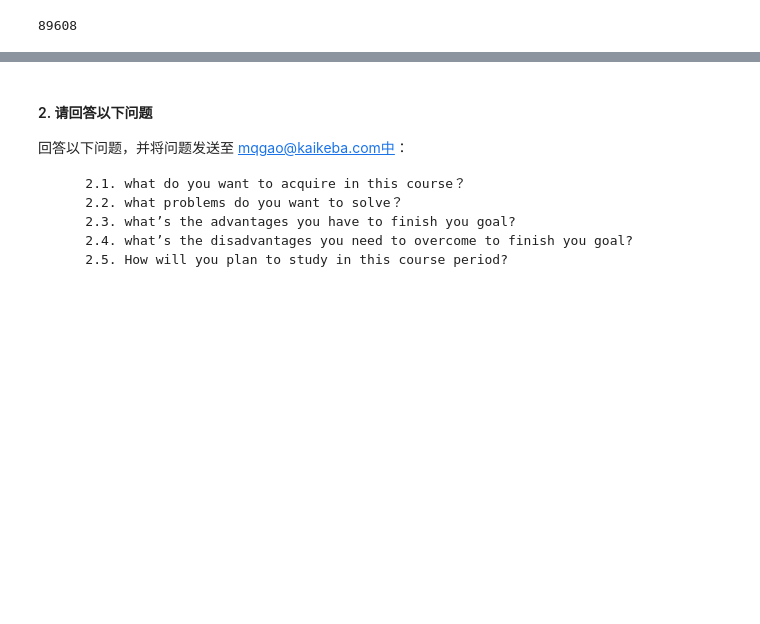
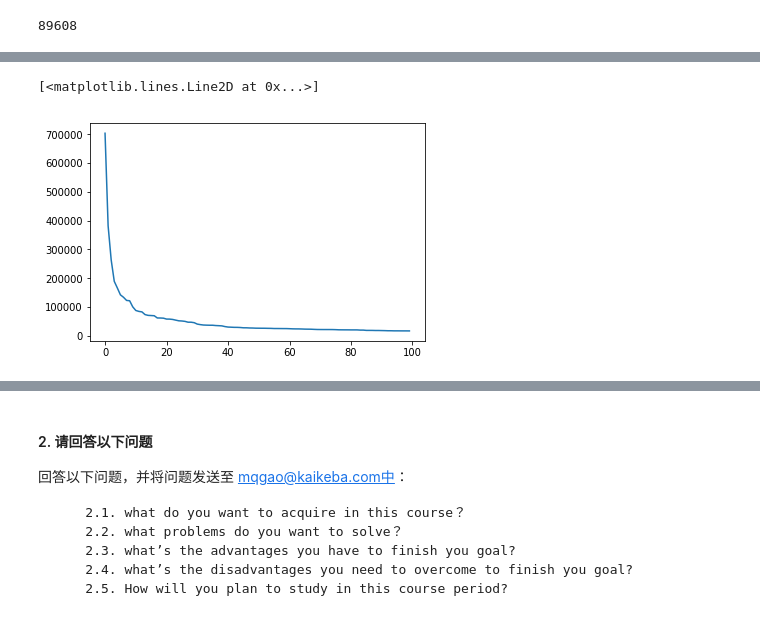
Before and after one commit to melvinno/NLP, a Jupyter notebook: Assignment-01.ipynb, the cells around one changed output, grey strips where cells are left out. Cells and saved outputs as stored; diff of their text form; code cells hidden in the pictures; blank space fills up the shorter version.

```diff
--- a/Assignment-01.ipynb
+++ b/Assignment-01.ipynb
@@ -157,6 +140,8 @@ def cut(string): return list(jieba.cut(string))
 TOKEN = []
 # %%
 for i, line in enumerate((open(filename))):
-    if i % 100 == 0: print(i)
-    TOKEN += cut(line)
+    if i % 1000 == 0: print(i)
+    clean = token(line)
+    for v in clean:
+        TOKEN += cut(v)
 # %% [output]
@@ -166,0 +167,2 @@ Prefix dict has been built succesfully.
+# %%
+words_count = Counter(TOKEN)
@@ -166,0 +189,4 @@ Prefix dict has been built succesfully.
+# %%
+frequiences = [f for w, f in words_count.most_common(100)]
+# %%
+x = [i for i in range(100)]
@@ -166,0 +195,5 @@ Prefix dict has been built succesfully.
+# %%
+plt.plot(x, frequiences)
+# %% [output]
+[<matplotlib.lines.Line2D at 0x...>]
+[figure, added]
```
Also changed, not shown: parts of 33 cells of this notebook.
